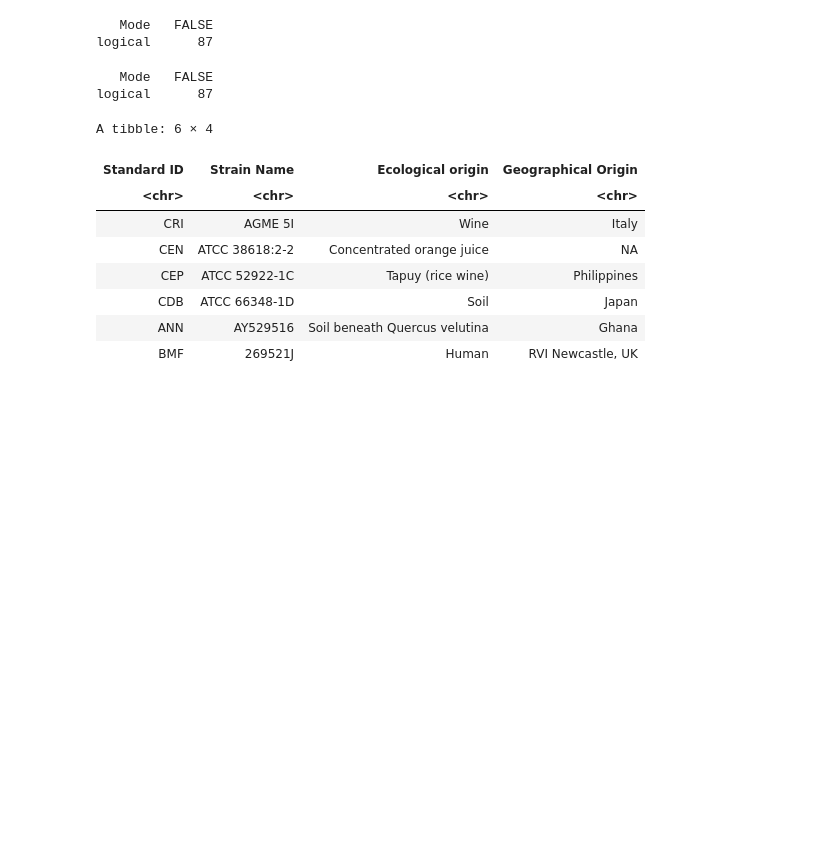
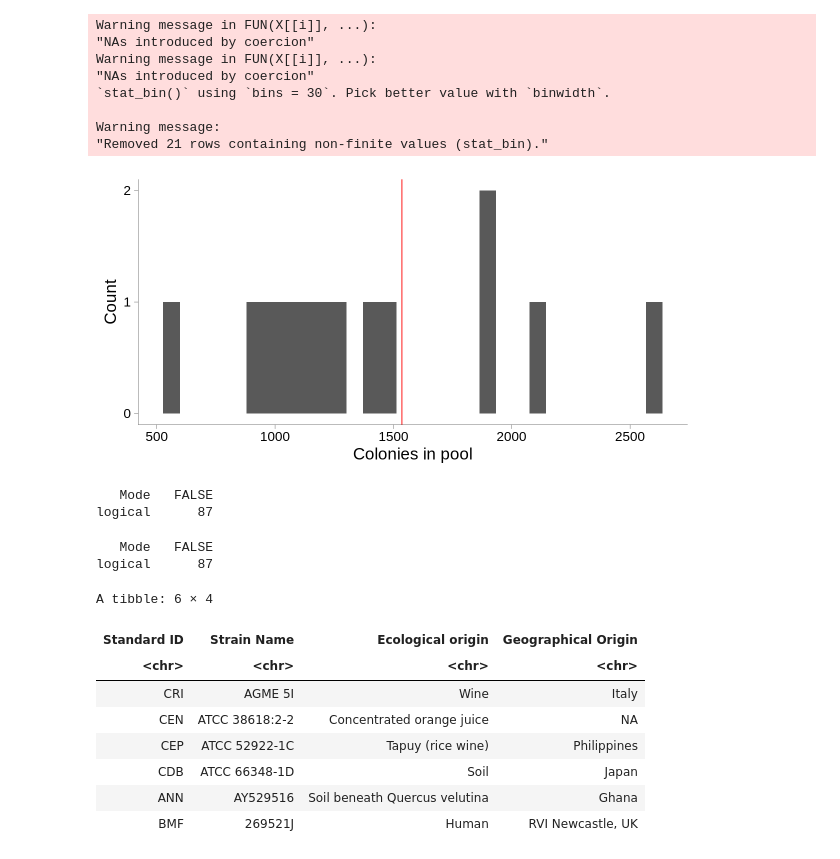
Before and after one commit to jnrunge/TRD, a Jupyter notebook: All measures except opposite homozygous loci.ipynb, the cells around one changed output. Saved outputs shown, nothing was run; the diff lists cells and outputs as text; code cells hidden in the pictures; blank space fills up the shorter version.

```diff
--- a/All measures except opposite homozygous loci.ipynb
+++ b/All measures except opposite homozygous loci.ipynb
@@ -45,3 +31,19 @@ A tibble: 23 × 2
+# %%
+options(repr.plot.width=10, repr.plot.height=5)
+
+ggplot(my_crosses, aes(x=as.numeric(`Colonies in pool`)))+
+geom_histogram()+my_theme(20)+xlab("Colonies in pool")+ylab("Count")+scale_y_continuous(breaks=c(0,1,2))+
+geom_vline(xintercept = 4*384, color="red")
+# %% [output]
+Warning message in FUN(X[[i]], ...):
+"NAs introduced by coercion"
+Warning message in FUN(X[[i]], ...):
+"NAs introduced by coercion"
+`stat_bin()` using `bins = 30`. Pick better value with `binwidth`.
+
+Warning message:
+"Removed 21 rows containing non-finite values (stat_bin)."
+[figure, added]
 # %%
 chris_crosses=data.frame(sample1=c("ACP","BAP","CCD","ATE","ACK","AKE","BAH","ANG"),
                         sample2=c("BFP","CMP","CPG","YCR","ACV","BAH","CGD","CEI"))
```
Also changed, not shown: parts of 19 cells of this notebook, 2 other files.
